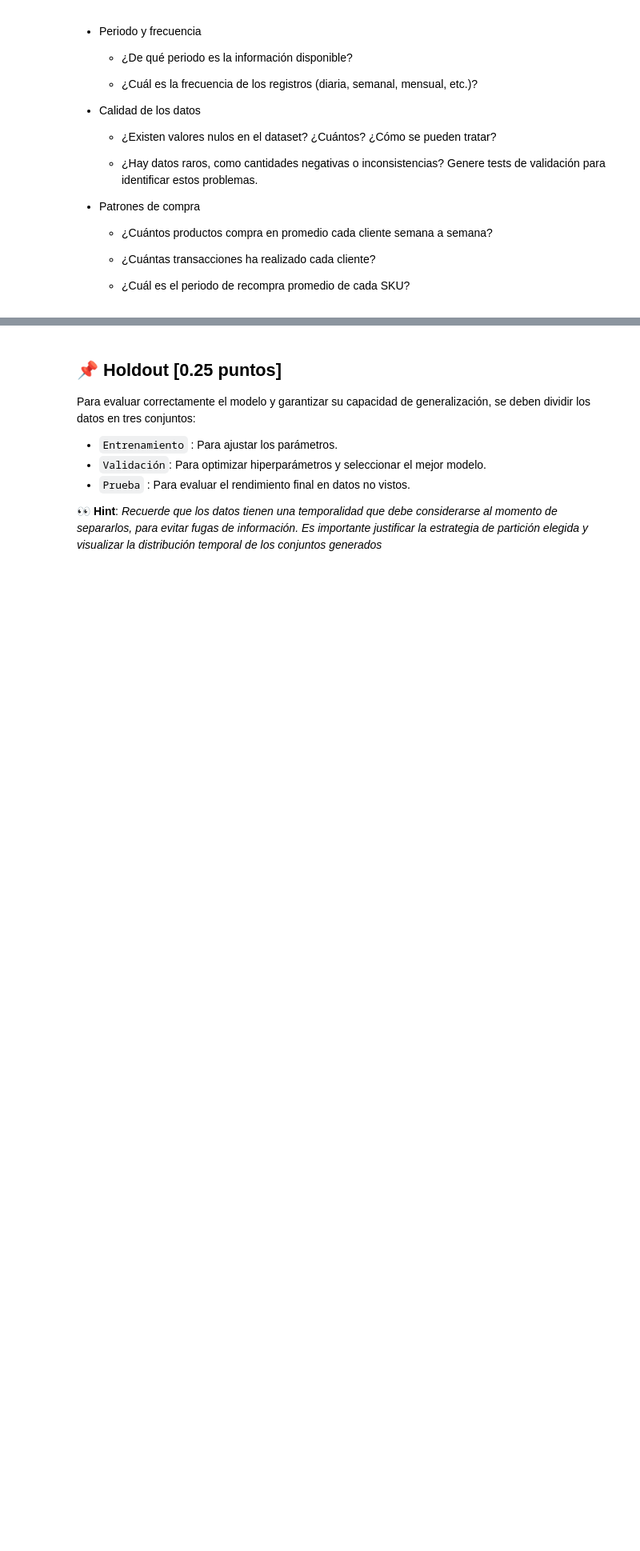
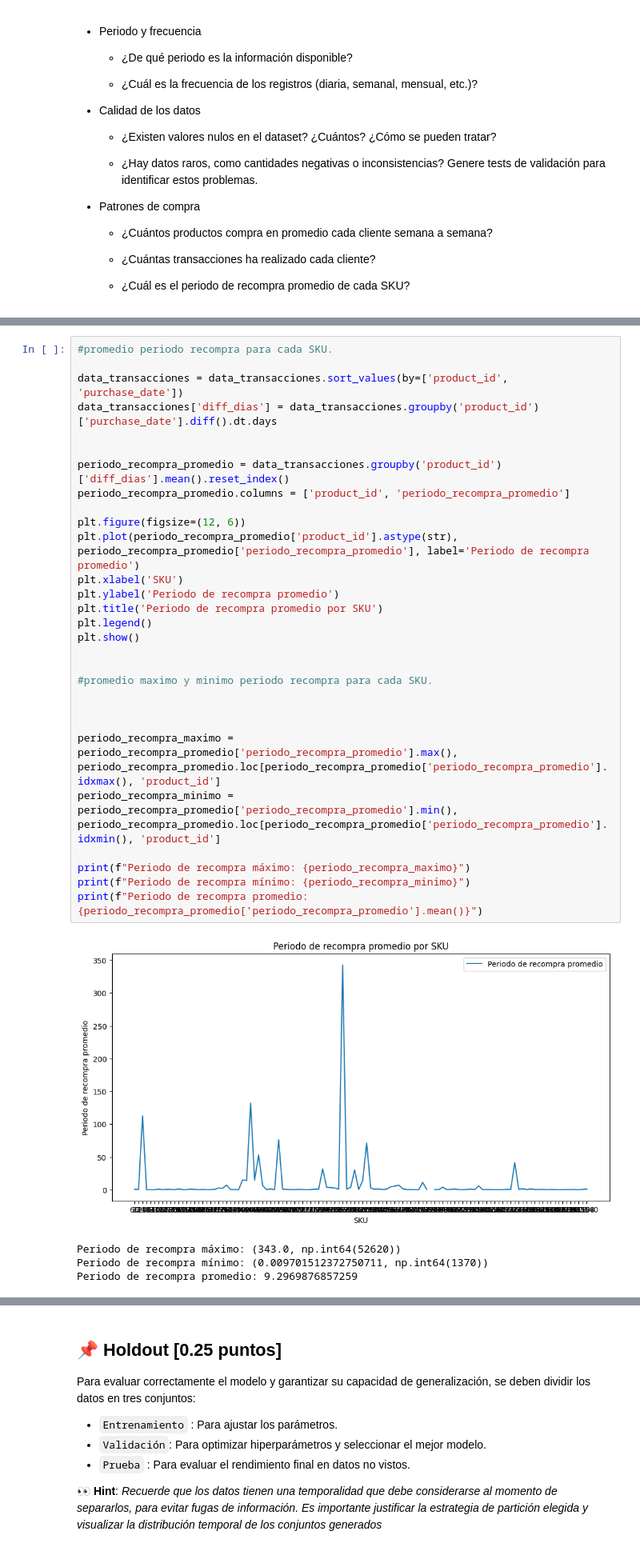
Before and after one commit to sebastianacunau/MDS7202-Laboratorios-y-Proyecto, a Jupyter notebook: Proyecto/Entrega 1/enunciado_1.ipynb, the cells around one changed output, grey strips where cells are left out. Shown: that part at 80% size. Saved outputs shown, nothing was run; the diff lists cells and outputs as text; blank space fills up the shorter version.

```diff
--- a/Proyecto/Entrega 1/enunciado_1.ipynb
+++ b/Proyecto/Entrega 1/enunciado_1.ipynb
@@ -224,0 +789,34 @@ Se deben responder preguntas a partir de lo que puedan visualizar/obtener, por e
+# %%
+#promedio periodo recompra para cada SKU.
+
+data_transacciones = data_transacciones.sort_values(by=['product_id', 'purchase_date'])
+data_transacciones['diff_dias'] = data_transacciones.groupby('product_id')['purchase_date'].diff().dt.days
+
+
+periodo_recompra_promedio = data_transacciones.groupby('product_id')['diff_dias'].mean().reset_index()
+periodo_recompra_promedio.columns = ['product_id', 'periodo_recompra_promedio']
+
+plt.figure(figsize=(12, 6))
+plt.plot(periodo_recompra_promedio['product_id'].astype(str), periodo_recompra_promedio['periodo_recompra_promedio'], label='Periodo de recompra promedio')
+plt.xlabel('SKU')
+plt.ylabel('Periodo de recompra promedio')
+plt.title('Periodo de recompra promedio por SKU')
+plt.legend()
+plt.show()
+
+
+#promedio maximo y minimo periodo recompra para cada SKU.
+
+
+
+periodo_recompra_maximo = periodo_recompra_promedio['periodo_recompra_promedio'].max(), periodo_recompra_promedio.loc[periodo_recompra_promedio['periodo_recompra_promedio'].idxmax(), 'product_id']
+periodo_recompra_minimo = periodo_recompra_promedio['periodo_recompra_promedio'].min(), periodo_recompra_promedio.loc[periodo_recompra_promedio['periodo_recompra_promedio'].idxmin(), 'product_id']
+
+print(f"Periodo de recompra máximo: {periodo_recompra_maximo}")
+print(f"Periodo de recompra mínimo: {periodo_recompra_minimo}")
+print(f"Periodo de recompra promedio: {periodo_recompra_promedio['periodo_recompra_promedio'].mean()}")
+# %% [output]
+[figure, added]
+Periodo de recompra máximo: (343.0, np.int64(52620))
+Periodo de recompra mínimo: (0.009701512372750711, np.int64(1370))
+Periodo de recompra promedio: 9.2969876857259
```
Also changed, not shown: parts of 62 cells of this notebook, 7 other files.
